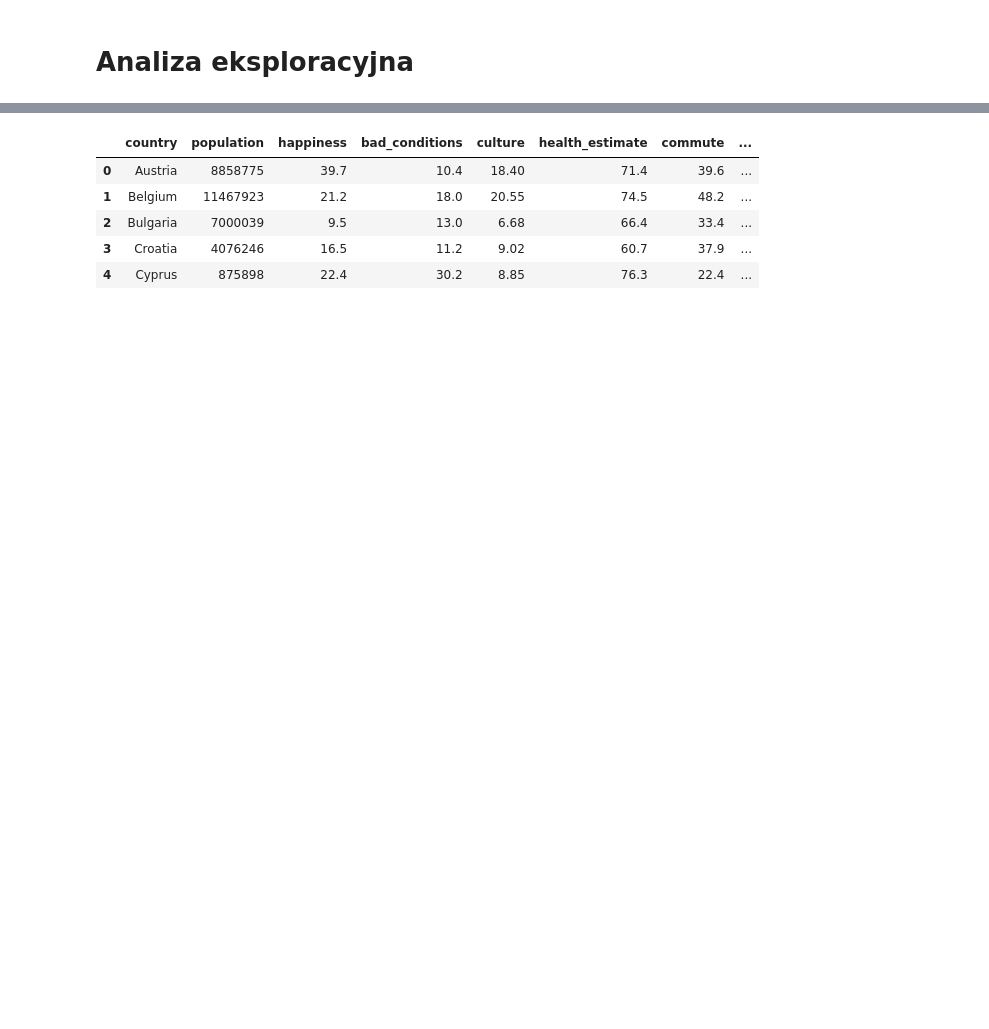
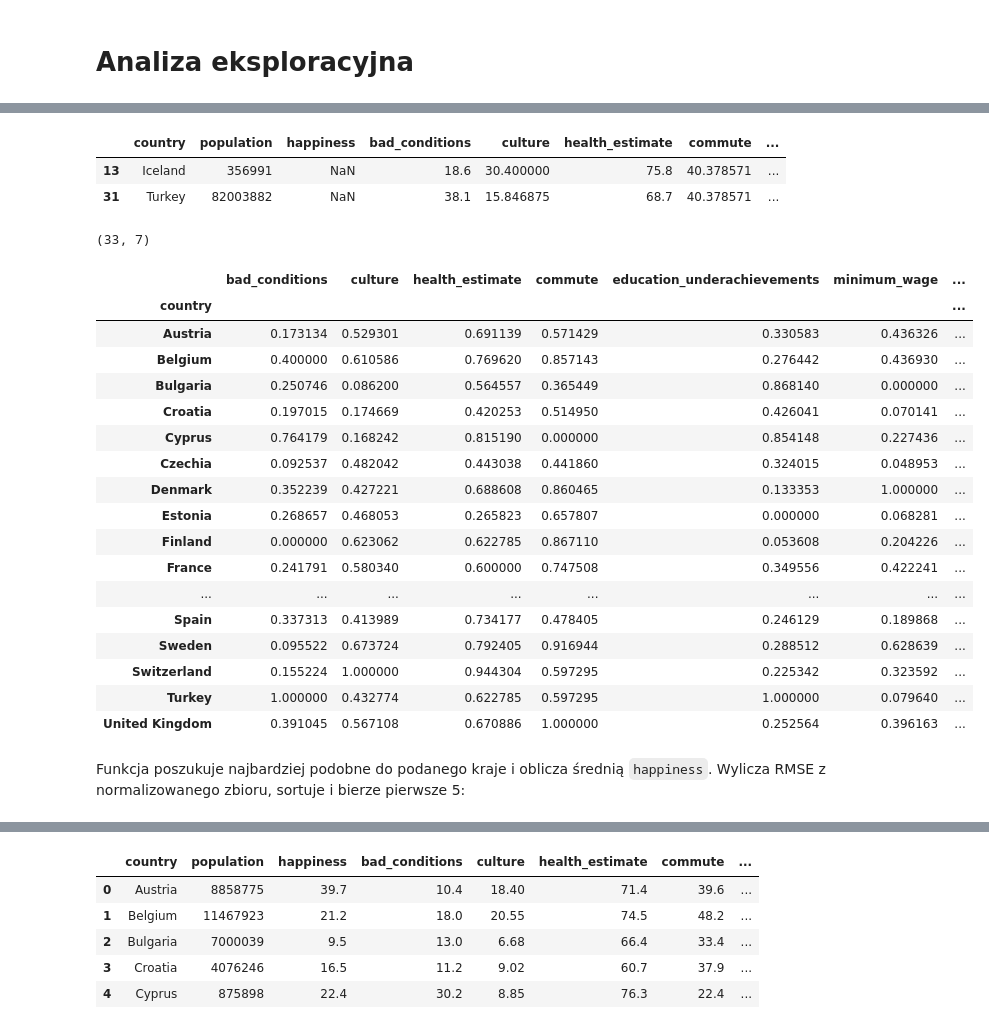
Before and after one commit to McCastles/MED-project, a Jupyter notebook: notebooks/Exploratory analysis.ipynb, the cells around one changed output, grey strips where cells are left out. Cells and saved outputs as stored; diff of their text form; code cells hidden in the pictures; blank space fills up the shorter version.

```diff
--- a/notebooks/Exploratory analysis.ipynb
+++ b/notebooks/Exploratory analysis.ipynb
@@ -14,0 +117,3 @@ Wczytanie danych i wyświetlenie pierwszych pięciu wierszy.
+# %%
+dirty['commute'].fillna(dirty['commute'].mean(), inplace=True)
+dirty[dirty['country'].isin(nan_commute)]
@@ -14,0 +136,2 @@ Wczytanie danych i wyświetlenie pierwszych pięciu wierszy.
+# %%
+dirty['culture'].fillna(dirty['culture'].mean(), inplace=True)
@@ -14,0 +147,3 @@ Wczytanie danych i wyświetlenie pierwszych pięciu wierszy.
+# %%
+dirty.loc[dirty['country']=='Italy', 'minimum_wage'] = 685
+dirty.loc[dirty['country']=='Switzerland', 'minimum_wage'] = 1160
@@ -14,0 +154,42 @@ Wczytanie danych i wyświetlenie pierwszych pięciu wierszy.
+# %%
+dirty[dirty['happiness'].isna()]
+# %% [output]
+|  | country | population | happiness | bad_conditions | culture | health_estimate | commute | ... |
+| 13 | Iceland | 356991 | NaN | 18.6 | 30.400000 | 75.8 | 40.378571 | ... |
+| 31 | Turkey | 82003882 | NaN | 38.1 | 15.846875 | 68.7 | 40.378571 | ... |
+# %%
+from sklearn import preprocessing
+
+cols_to_drop = ['country', 'happiness', 'population']
+
+cols = [e for e in dirty.columns if e not in cols_to_drop]
+
+x = dirty.drop(cols_to_drop, axis=1).values
+min_max_scaler = preprocessing.MinMaxScaler()
+x_scaled = min_max_scaler.fit_transform(x)
+dirty_std = pd.DataFrame(x_scaled, columns=cols)
+dirty_std.index = dirty['country']
+print(dirty_std.shape)
+dirty_std
+# %% [output]
+(33, 7)
+|  | bad_conditions | culture | health_estimate | commute | education_underachievements | minimum_wage | ... |
+| country |  |  |  |  |  |  | ... |
+| Austria | 0.173134 | 0.529301 | 0.691139 | 0.571429 | 0.330583 | 0.436326 | ... |
+| Belgium | 0.400000 | 0.610586 | 0.769620 | 0.857143 | 0.276442 | 0.436930 | ... |
+| Bulgaria | 0.250746 | 0.086200 | 0.564557 | 0.365449 | 0.868140 | 0.000000 | ... |
+| Croatia | 0.197015 | 0.174669 | 0.420253 | 0.514950 | 0.426041 | 0.070141 | ... |
+| Cyprus | 0.764179 | 0.168242 | 0.815190 | 0.000000 | 0.854148 | 0.227436 | ... |
+| Czechia | 0.092537 | 0.482042 | 0.443038 | 0.441860 | 0.324015 | 0.048953 | ... |
+| Denmark | 0.352239 | 0.427221 | 0.688608 | 0.860465 | 0.133353 | 1.000000 | ... |
+| Estonia | 0.268657 | 0.468053 | 0.265823 | 0.657807 | 0.000000 | 0.068281 | ... |
+| Finland | 0.000000 | 0.623062 | 0.622785 | 0.867110 | 0.053608 | 0.204226 | ... |
+| France | 0.241791 | 0.580340 | 0.600000 | 0.747508 | 0.349556 | 0.422241 | ... |
+| ... | ... | ... | ... | ... | ... | ... | ... |
+| Spain | 0.337313 | 0.413989 | 0.734177 | 0.478405 | 0.246129 | 0.189868 | ... |
+| Sweden | 0.095522 | 0.673724 | 0.792405 | 0.916944 | 0.288512 | 0.628639 | ... |
+| Switzerland | 0.155224 | 1.000000 | 0.944304 | 0.597295 | 0.225342 | 0.323592 | ... |
+| Turkey | 1.000000 | 0.432774 | 0.622785 | 0.597295 | 1.000000 | 0.079640 | ... |
+| United Kingdom | 0.391045 | 0.567108 | 0.670886 | 1.000000 | 0.252564 | 0.396163 | ... |
+# %% [markdown]
+Funkcja poszukuje najbardziej podobne do podanego kraje i oblicza średnią `happiness`. Wylicza RMSE z normalizowanego zbioru, sortuje i bierze pierwsze 5:
```
Also changed, not shown: parts of 34 cells of this notebook, 2 other files.
